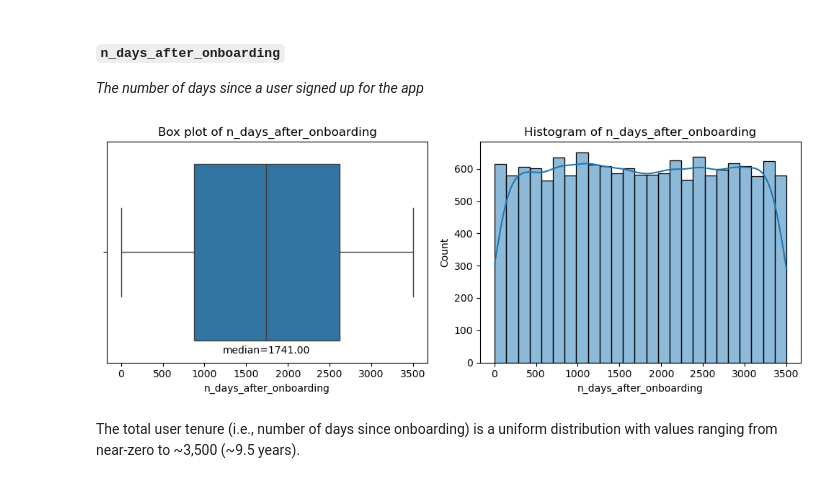
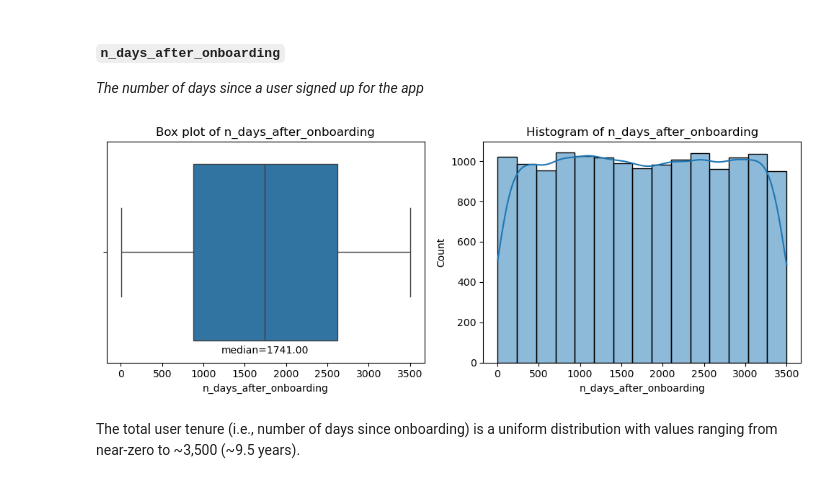
Before and after one commit to fvalerii/Waze, a Jupyter notebook: waze-churn-project.ipynb, the cells around one changed output. Drawn from its saved outputs; the diff is of its cells as text; code cells hidden in the pictures.

```diff
--- a/waze-churn-project.ipynb
+++ b/waze-churn-project.ipynb
@@ -339,21 +339,21 @@ _The number of days since a user signed up for the app_
 # %%
 # Box plot
 fig, axs = plt.subplots(1,2, figsize=(10,4))
 median = round(np.median(df1['n_days_after_onboarding']),2)
 sns.boxplot(data = df1,
            x = 'n_days_after_onboarding', ax = axs[0])
 axs[0].set_title('Box plot of n_days_after_onboarding')
 axs[0].text(median, 0.46 , f'median={median:.2f}', ha = 'center')
 
 # Histogram
 axs[1] = sns.histplot(data = df1,
-             x = 'n_days_after_onboarding', kde=True, ax = axs[1])
+             x = 'n_days_after_onboarding', kde=True, bins=15, ax = axs[1])
 axs[1].set_title('Histogram of n_days_after_onboarding')
 
 plt.tight_layout()
 plt.show()
 # %% [output]
-[figure, old version]
+[figure, new version]
 # %% [markdown]
 The total user tenure (i.e., number of days since
 onboarding) is a uniform distribution with values ranging from near-zero to \~3,500 (\~9.5 years).
```
Also changed, not shown: parts of 46 cells of this notebook.
